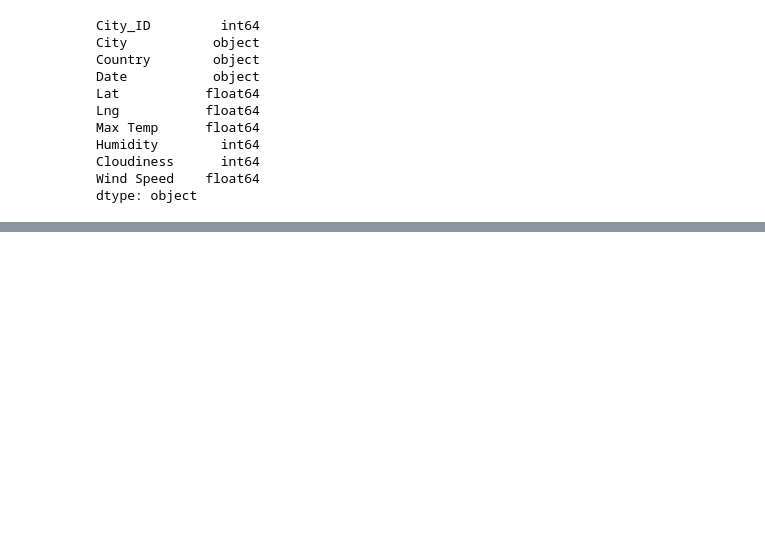
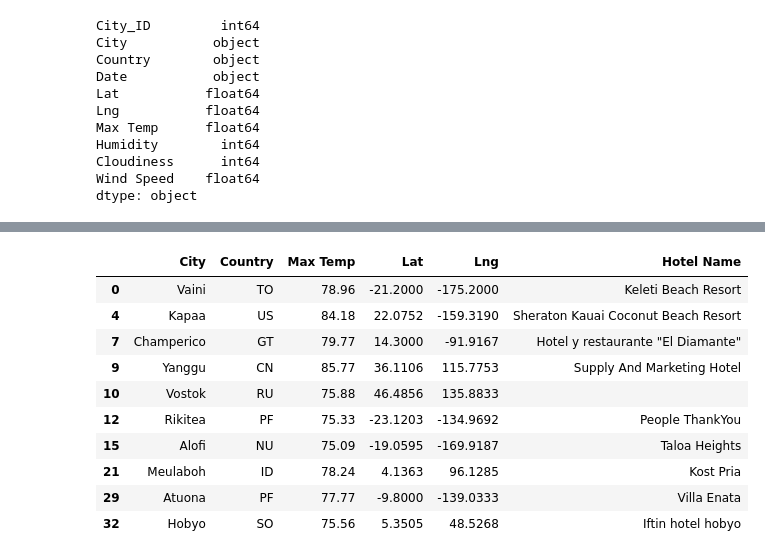
Before and after one commit to jeaninemjordan/World_Weather_Analysis, a Jupyter notebook: VacationPy.ipynb, the cells around one changed output, grey strips where cells are left out. Cells and saved outputs as stored; diff of their text form; code cells hidden in the pictures; blank space fills up the shorter version.

```diff
--- a/VacationPy.ipynb
+++ b/VacationPy.ipynb
@@ -96,0 +163,4 @@ fig
+# %%
+# Ask the customer to add a minimum and maximum temperature value.
+min_temp = float(input("What is the minimum temperature you would like for your trip? "))
+max_temp = float(input("What is the maximum temperature you would like for your trip? "))
@@ -96,0 +170,5 @@ fig
+# %%
+# Filter the city_data_df
+preferred_cities_df = city_data_df.loc[(city_data_df["Max Temp"] <= max_temp) &
+                                         (city_data_df["Max Temp"] >= min_temp)]
+preferred_cities_df.head()
@@ -96,0 +196,5 @@ fig
+# %%
+# Create DataFrame called hotel_df to store hotel names along with city, country, max temp, and coordinates.
+hotel_df = preferred_cities_df[["City", "Country", "Max Temp", "Lat", "Lng"]]
+hotel_df["Hotel Name"] = ""
+hotel_df.head()
@@ -96,0 +213,27 @@ fig
+# %%
+# Set parameters to search for a hotel.
+params = {
+    "key": g_key,
+    "type": "lodging",
+    "radius": 5000}
+
+base_url = "https://maps.googleapis.com/maps/api/place/nearbysearch/json"
+
+# Iterate through the DataFrame.
+for index, row in hotel_df.iterrows():
+
+    # Get the latitude and longitude.
+    lat = row["Lat"]
+    lng = row["Lng"]
+
+    # Add the latitude and longitude to location key for the params dictionary.
+    params["location"] = f"{lat},{lng}"
+
+    # Use the search term: "lodging" and our latitude and longitude.
+
+    # Grab the first hotel from the results and store the name.
+    hotels = requests.get(base_url, params=params).json()
+    try:
+        hotel_df.loc[index, "Hotel Name"] = hotels["results"][0]["name"]
+    except (IndexError):
+        print("Hotel not found...skipping.")
@@ -96,0 +259,14 @@ fig
+# %%
+hotel_df.head(10)
+# %% [output]
+|  | City | Country | Max Temp | Lat | Lng | Hotel Name |
+| 0 | Vaini | TO | 78.96 | -21.2000 | -175.2000 | Keleti Beach Resort |
+| 4 | Kapaa | US | 84.18 | 22.0752 | -159.3190 | Sheraton Kauai Coconut Beach Resort |
+| 7 | Champerico | GT | 79.77 | 14.3000 | -91.9167 | Hotel y restaurante "El Diamante" |
+| 9 | Yanggu | CN | 85.77 | 36.1106 | 115.7753 | Supply And Marketing Hotel |
+| 10 | Vostok | RU | 75.88 | 46.4856 | 135.8833 |  |
+| 12 | Rikitea | PF | 75.33 | -23.1203 | -134.9692 | People ThankYou |
+| 15 | Alofi | NU | 75.09 | -19.0595 | -169.9187 | Taloa Heights |
+| 21 | Meulaboh | ID | 78.24 | 4.1363 | 96.1285 | Kost Pria |
+| 29 | Atuona | PF | 77.77 | -9.8000 | -139.0333 | Villa Enata |
+| 32 | Hobyo | SO | 75.56 | 5.3505 | 48.5268 | Iftin hotel hobyo |
```
Also changed, not shown: parts of 11 cells of this notebook, 1 other file.
